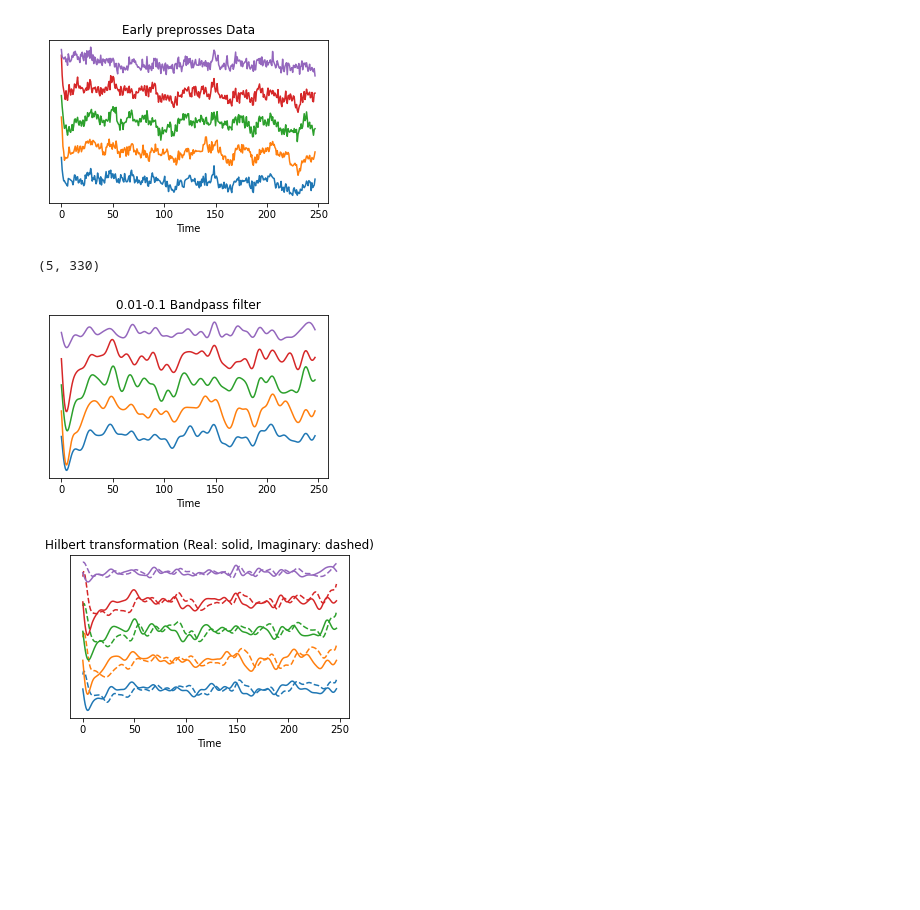
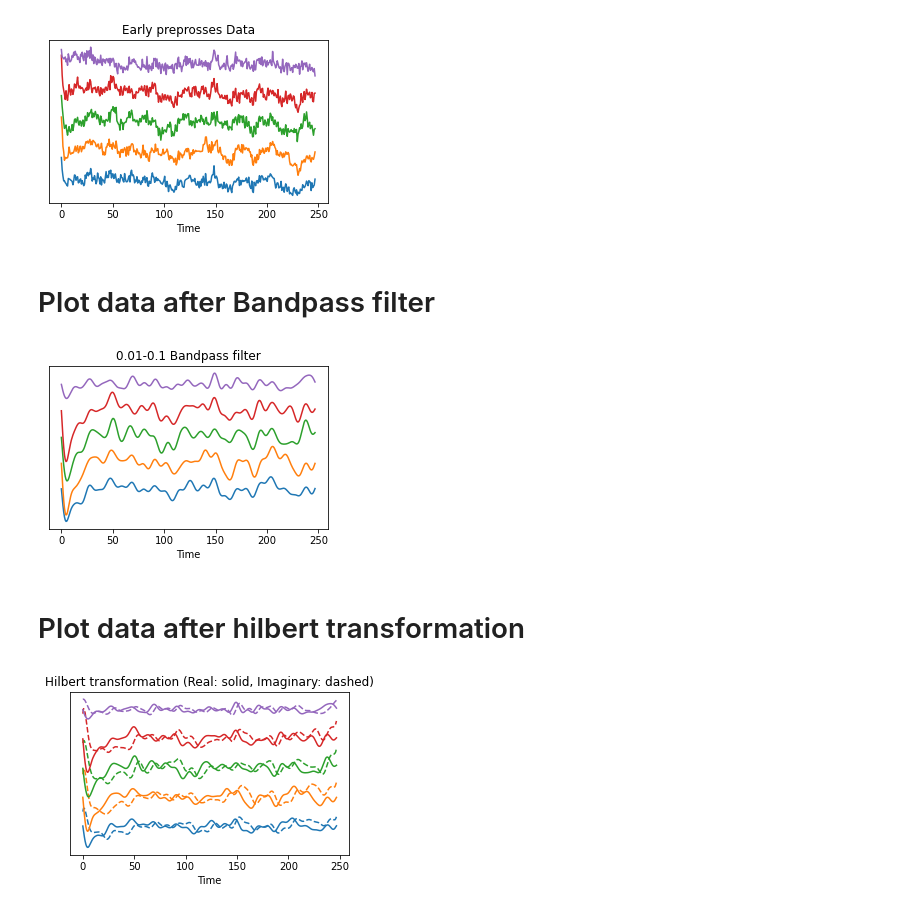
Before and after one commit to Magnus-Harder/Fagprojekt-f-mri, a Jupyter notebook: plots_of_data02.ipynb, the cells around one changed output. Cells and saved outputs as stored; diff of their text form; code cells hidden in the pictures; blank space fills up the shorter version.

```diff
--- a/plots_of_data02.ipynb
+++ b/plots_of_data02.ipynb
@@ -57,10 +37,0 @@ plt.show
-# %%
-#plot one of full dataset (no y axis)
-
-plt.figure(figsize=(15,20))
-plt.title("sub-0001_faces")
-for i in range(90):
-    plt.plot(X[0][i,:]-np.mean(X[0][i,:])+200*i)
-
-plt.yticks([])
-plt.show
@@ -70,12 +37,0 @@ plt.show
-# %%
-def butter_bandpass(lowcut, highcut, fs, order=5):
-    nyq = 0.5 * fs
-    low = lowcut / nyq
-    high = highcut / nyq
-    b, a = butter(order, [low, high], btype='bandpass')
-    return b, a
-
-def butter_bandpass_filter(data, lowcut=0.01, highcut=0.1, fs=4/3, order=5):
-    b, a = butter_bandpass(lowcut, highcut, fs, order=order)
-    y = filtfilt(b, a, data)
-    return y
@@ -89,35 +40,34 @@ print(data_raw.shape)
+# %%
+N = 5 # number of brain areas plotted
+data_raw = X[0][0:N,:] #the N first brain areas for the
 # %%
 plt.figure(figsize=(5,3))
-#plt.ylabel("Brain region")
-#plt.yticks([0,200,400,600,800],["1","2","3","4","5"])
-
 plt.title("Early preprosses Data")
 plt.xlabel("Time")
 plt.yticks([])
 
+time = np.arange(0,330*3/4,3/4) #x axis for plots. 330 datapoints collected at a 3/4 frequency
 
-for i in range(5):
+for i in range(N):
     plt.plot(time,(data_raw[i,:] - np.mean(data_raw[i,:]) + 200 * i))
-
+    #No y axis. The signals are plotted so they dont lay on top of eachother
 plt.show()
 # %% [output]
 [figure]
+# %% [markdown]
+# Plot data after Bandpass filter
 # %%
 data_bandpass = butter_bandpass_filter(data_raw)
-print(data_bandpass.shape)
 
 plt.figure(figsize=(5,3))
-#plt.ylabel("Brain region")
-#plt.yticks([0,120,240,360,480],["1","2","3","4","5"])
 plt.title("0.01-0.1 Bandpass filter")
 plt.xlabel("Time")
 plt.yticks([])
 
-
 for i in range(5):
-    plt.plot(time,butter_bandpass_filter(data_bandpass[i,:]) + 120 * i)
+    plt.plot(time,data_bandpass[i,:] + 130 * i)
+    #No y axis. The signals are plotted so they dont lay on top of eachother
 
 plt.show()
 # %% [output]
-(5, 330)
-[figure, old version]
+[figure, new version]
@@ -135 +74,3 @@ def phase(s_t, sh_t):
+# %% [markdown]
+# Plot data after hilbert transformation
 # %%
```
Also changed, not shown: parts of 18 cells of this notebook.
